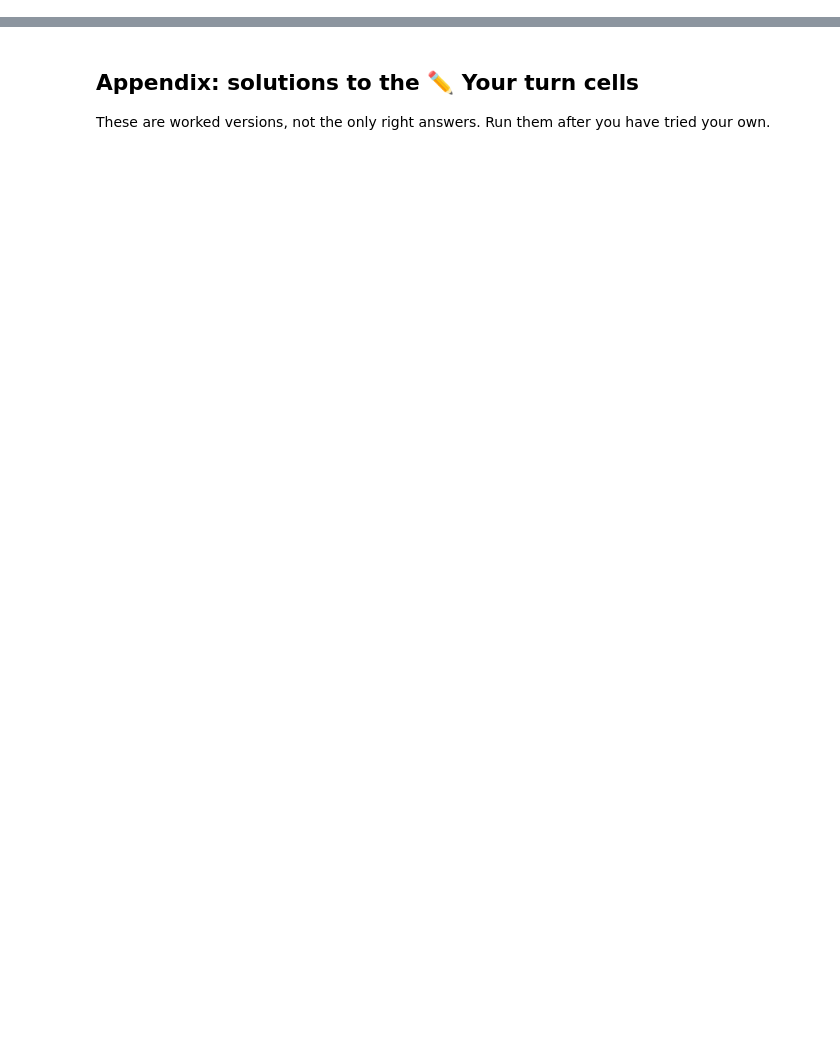
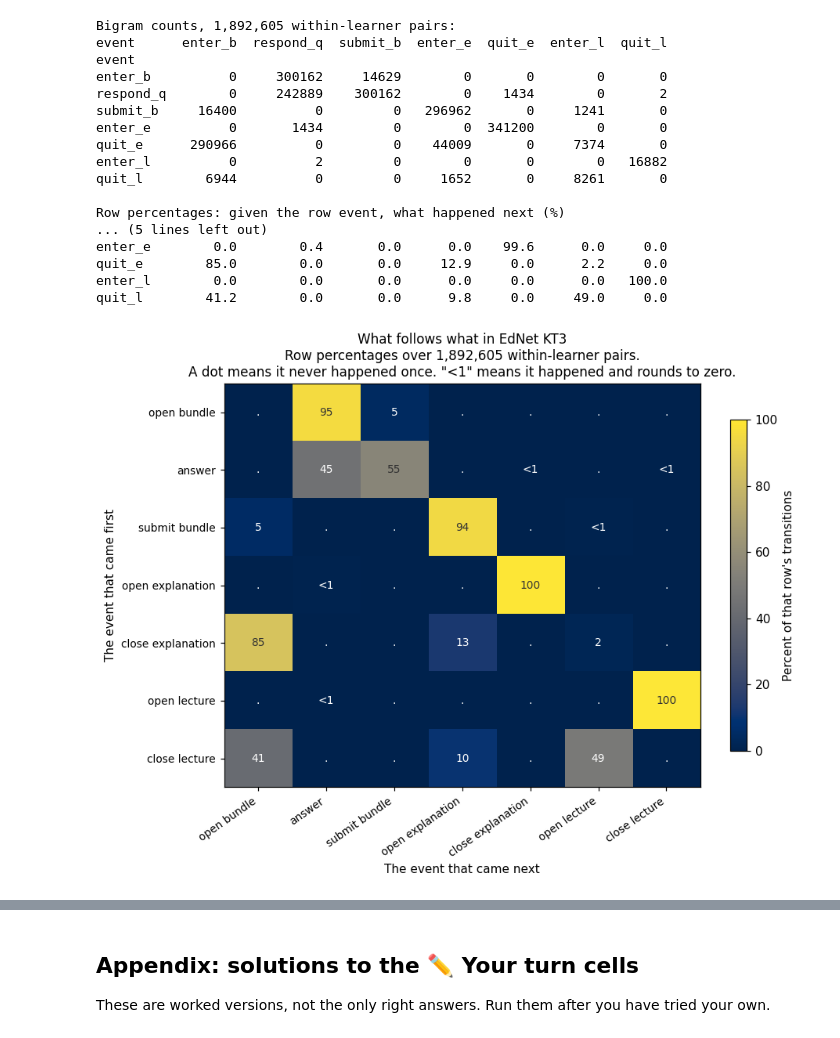
Before and after one commit to HakeoungLee/edis8100-teaching-learning-analytics, a Jupyter notebook: week07-srl-traces-lab/week07_srl_traces_lab.ipynb, the cells around one changed output, grey strips where cells are left out. Saved outputs shown, nothing was run; the diff lists cells and outputs as text; code cells hidden in the pictures; blank space fills up the shorter version.

```diff
--- a/week07-srl-traces-lab/week07_srl_traces_lab.ipynb
+++ b/week07-srl-traces-lab/week07_srl_traces_lab.ipynb
@@ -1659,0 +801,65 @@ Checklist for tonight:
+# %%
+STATE_ORDER = ['enter_b', 'respond_q', 'submit_b', 'enter_e', 'quit_e', 'enter_l', 'quit_l']
+PRETTY = {'enter_b': 'open bundle', 'respond_q': 'answer', 'submit_b': 'submit bundle',
+          'enter_e': 'open explanation', 'quit_e': 'close explanation',
+          'enter_l': 'open lecture', 'quit_l': 'close lecture'}
+
+next_event = actions['event'].shift(-1)
+same_learner = actions['user_id'] == actions['user_id'].shift(-1)
+pairs = pd.crosstab(actions['event'][same_learner], next_event[same_learner])
+pairs = pairs.reindex(index=STATE_ORDER, columns=STATE_ORDER, fill_value=0)
+transition = pairs.div(pairs.sum(axis=1), axis=0) * 100
+
+print('Bigram counts, %s within-learner pairs:' % format(int(pairs.values.sum()), ','))
+print(pairs.to_string())
+print()
+print('Row percentages: given the row event, what happened next (%)')
+print(transition.round(1).to_string())
+
+fig, ax = plt.subplots(figsize=(8.6, 6.6))
+im = ax.imshow(transition.values, cmap='cividis', vmin=0, vmax=100, aspect='auto')
+ax.set_xticks(range(len(STATE_ORDER)))
+ax.set_xticklabels([PRETTY[s] for s in STATE_ORDER], rotation=35, ha='right', fontsize=9)
+ax.set_yticks(range(len(STATE_ORDER)))
+ax.set_yticklabels([PRETTY[s] for s in STATE_ORDER], fontsize=9)
+for i in range(len(STATE_ORDER)):
+    for j in range(len(STATE_ORDER)):
+        v = transition.values[i, j]
+        n = pairs.values[i, j]
+        if n == 0:
+            label = '.'          # never once happened
+        elif v < 0.5:
+            label = '<1'         # happened, but rounds to zero
+        else:
+            label = '%.0f' % v
+        ax.text(j, i, label, ha='center', va='center', fontsize=9,
+                color='white' if v < 55 else BLACK)
+ax.set_xlabel('The event that came next')
+ax.set_ylabel('The event that came first')
+ax.set_title('What follows what in EdNet KT3\n'
+             'Row percentages over 1,892,605 within-learner pairs.\n'
+             'A dot means it never happened once. "<1" means it happened and rounds to zero.')
+cbar = fig.colorbar(im, ax=ax, shrink=0.82)
+cbar.set_label('Percent of that row\'s transitions')
+ax.grid(False)
+plt.tight_layout()
+plt.show()
+# %% [output]
+Bigram counts, 1,892,605 within-learner pairs:
+event      enter_b  respond_q  submit_b  enter_e  quit_e  enter_l  quit_l
+event
+enter_b          0     300162     14629        0       0        0       0
+respond_q        0     242889    300162        0    1434        0       2
+submit_b     16400          0         0   296962       0     1241       0
+enter_e          0       1434         0        0  341200        0       0
+quit_e      290966          0         0    44009       0     7374       0
+enter_l          0          2         0        0       0        0   16882
+quit_l        6944          0         0     1652       0     8261       0
+
+Row percentages: given the row event, what happened next (%)
+... (5 lines left out)
+enter_e        0.0        0.4       0.0      0.0    99.6      0.0     0.0
+quit_e        85.0        0.0       0.0     12.9     0.0      2.2     0.0
+enter_l        0.0        0.0       0.0      0.0     0.0      0.0   100.0
+quit_l        41.2        0.0       0.0      9.8     0.0     49.0     0.0
+[figure, added]
```
Also changed, not shown: parts of 128 cells of this notebook, 9 other files.
